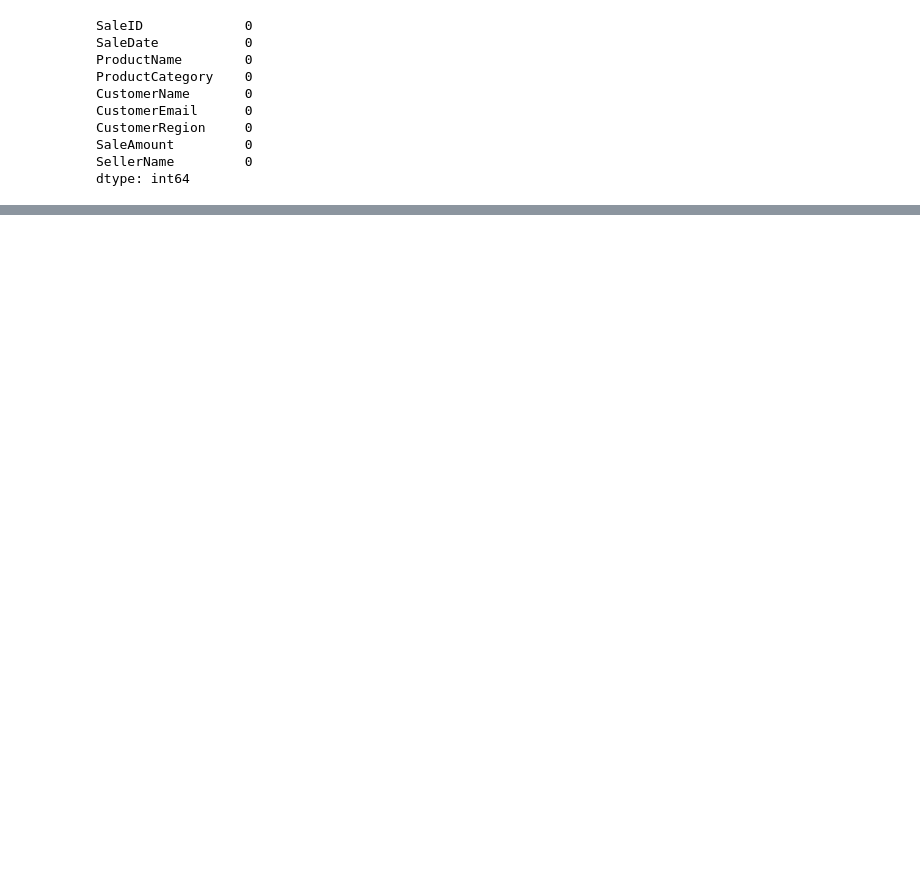
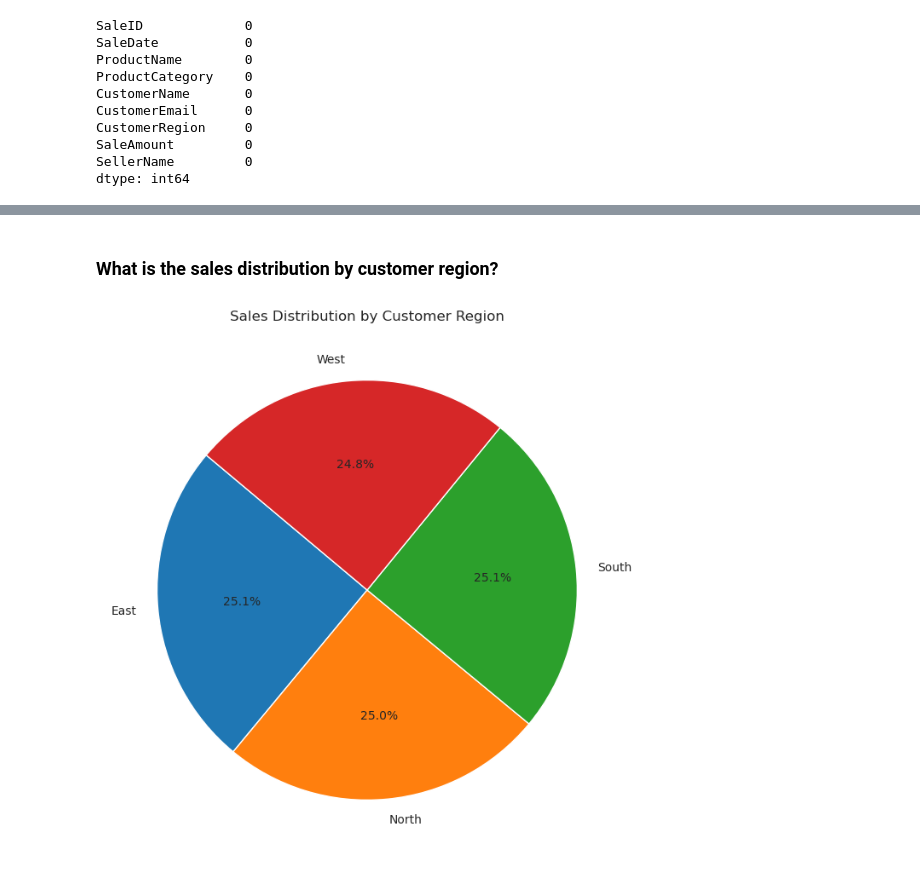
Before and after one commit to OscarBit/sales-analytics-system, a Jupyter notebook: sales_analysis.ipynb, the cells around one changed output, grey strips where cells are left out. Saved outputs shown, nothing was run; the diff lists cells and outputs as text; code cells hidden in the pictures; blank space fills up the shorter version.

```diff
--- a/sales_analysis.ipynb
+++ b/sales_analysis.ipynb
@@ -97,0 +153,14 @@ dtype: int64
+# %% [markdown]
+### What is the sales distribution by customer region?
+# %%
+# Group by region and sum the sales
+region_sales = df.groupby('CustomerRegion')['SaleAmount'].sum()
+
+# Create the plot
+plt.figure(figsize=(8, 8))
+plt.pie(region_sales, labels=region_sales.index, autopct='%1.1f%%', startangle=140)
+plt.title('Sales Distribution by Customer Region')
+plt.ylabel('') # Hide the default 'SaleAmount' label
+plt.show()
+# %% [output]
+[figure, added]
```
Also changed, not shown: parts of 7 cells of this notebook.
